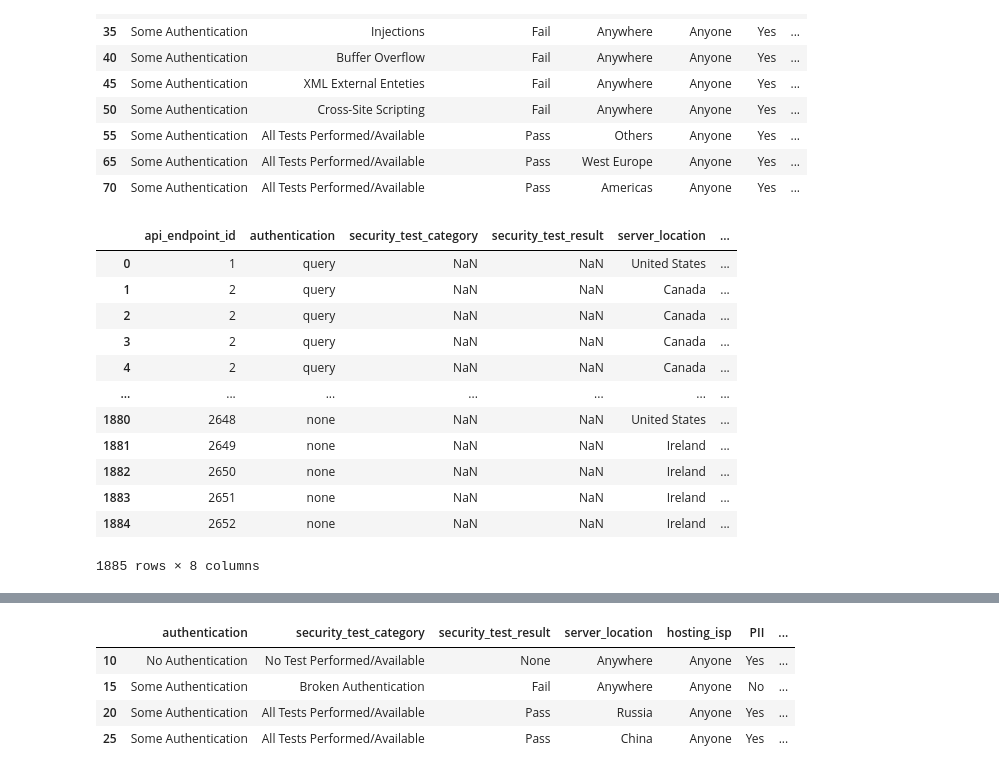
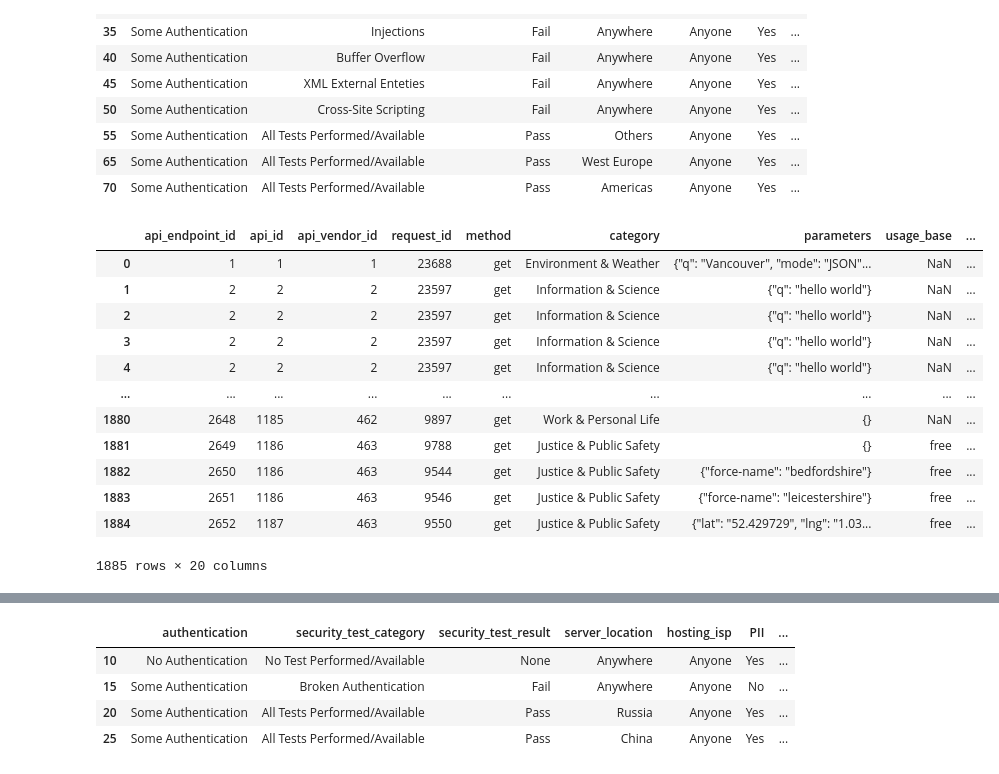
Before and after one commit to teejlab/API-Risk-Assessment-Framework, a Jupyter notebook: eda/eda_high_risk.ipynb, the cells around one changed output, grey strips where cells are left out. Cells and saved outputs as stored; diff of their text form; code cells hidden in the pictures.

```diff
--- a/eda/eda_high_risk.ipynb
+++ b/eda/eda_high_risk.ipynb
@@ -36,20 +36,20 @@ rule_df
 | 70 | Some Authentication | All Tests Performed/Available | Pass | Americas | Anyone | Yes | ... |
 # %%
 api_df = pd.read_excel("../data/processed/df_pii.xlsx")
-api_df = api_df[['api_endpoint_id', 'authentication', 'security_test_category',
-                 'security_test_result', 'server_location', 'hosting_isp', 'is_pii', 'is_fii']]
+# api_df = api_df[['api_endpoint_id', 'authentication', 'security_test_category',
+#                  'security_test_result', 'server_location', 'hosting_isp', 'is_pii', 'is_fii']]
 api_df
 # %% [output]
-|  | api_endpoint_id | authentication | security_test_category | security_test_result | server_location | ... |
-| 0 | 1 | query | NaN | NaN | United States | ... |
-| 1 | 2 | query | NaN | NaN | Canada | ... |
-| 2 | 2 | query | NaN | NaN | Canada | ... |
-| 3 | 2 | query | NaN | NaN | Canada | ... |
-| 4 | 2 | query | NaN | NaN | Canada | ... |
-| ... | ... | ... | ... | ... | ... | ... |
-| 1880 | 2648 | none | NaN | NaN | United States | ... |
-| 1881 | 2649 | none | NaN | NaN | Ireland | ... |
-| 1882 | 2650 | none | NaN | NaN | Ireland | ... |
-| 1883 | 2651 | none | NaN | NaN | Ireland | ... |
-| 1884 | 2652 | none | NaN | NaN | Ireland | ... |
+|  | api_endpoint_id | api_id | api_vendor_id | request_id | method | category | parameters | usage_base | ... |
+| 0 | 1 | 1 | 1 | 23688 | get | Environment & Weather | {"q": "Vancouver", "mode": "JSON"... | NaN | ... |
+| 1 | 2 | 2 | 2 | 23597 | get | Information & Science | {"q": "hello world"} | NaN | ... |
+| 2 | 2 | 2 | 2 | 23597 | get | Information & Science | {"q": "hello world"} | NaN | ... |
+| 3 | 2 | 2 | 2 | 23597 | get | Information & Science | {"q": "hello world"} | NaN | ... |
+| 4 | 2 | 2 | 2 | 23597 | get | Information & Science | {"q": "hello world"} | NaN | ... |
+| ... | ... | ... | ... | ... | ... | ... | ... | ... | ... |
+| 1880 | 2648 | 1185 | 462 | 9897 | get | Work & Personal Life | {} | NaN | ... |
+| 1881 | 2649 | 1186 | 463 | 9788 | get | Justice & Public Safety | {} | free | ... |
+| 1882 | 2650 | 1186 | 463 | 9544 | get | Justice & Public Safety | {"force-name": "bedfordshire"} | free | ... |
+| 1883 | 2651 | 1186 | 463 | 9546 | get | Justice & Public Safety | {"force-name": "leicestershire"} | free | ... |
+| 1884 | 2652 | 1187 | 463 | 9550 | get | Justice & Public Safety | {"lat": "52.429729", "lng": "1.03... | free | ... |
-1885 rows × 8 columns
+1885 rows × 20 columns
```
Also changed, not shown: parts of 6 cells of this notebook.
